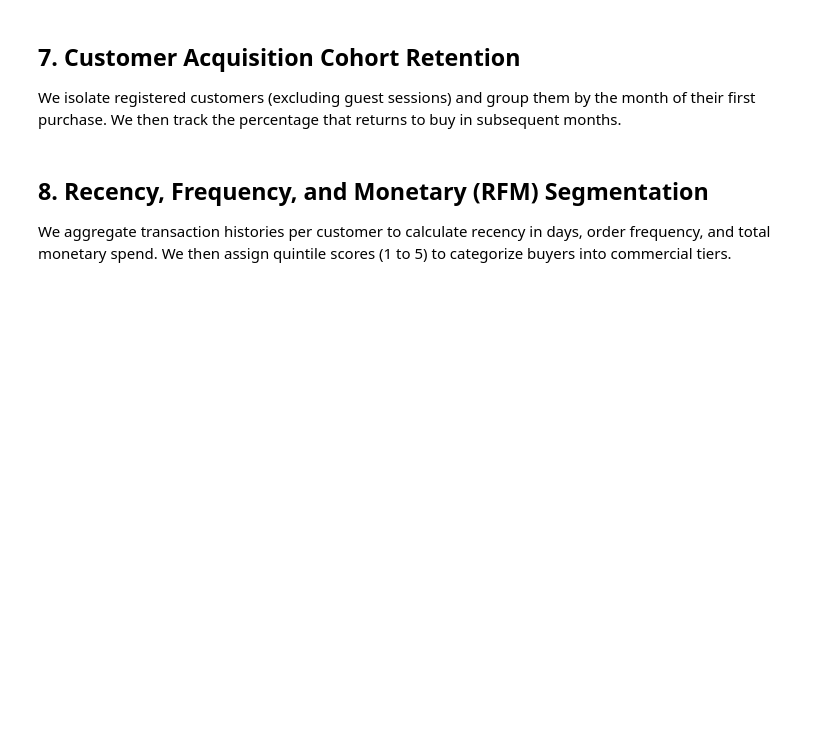
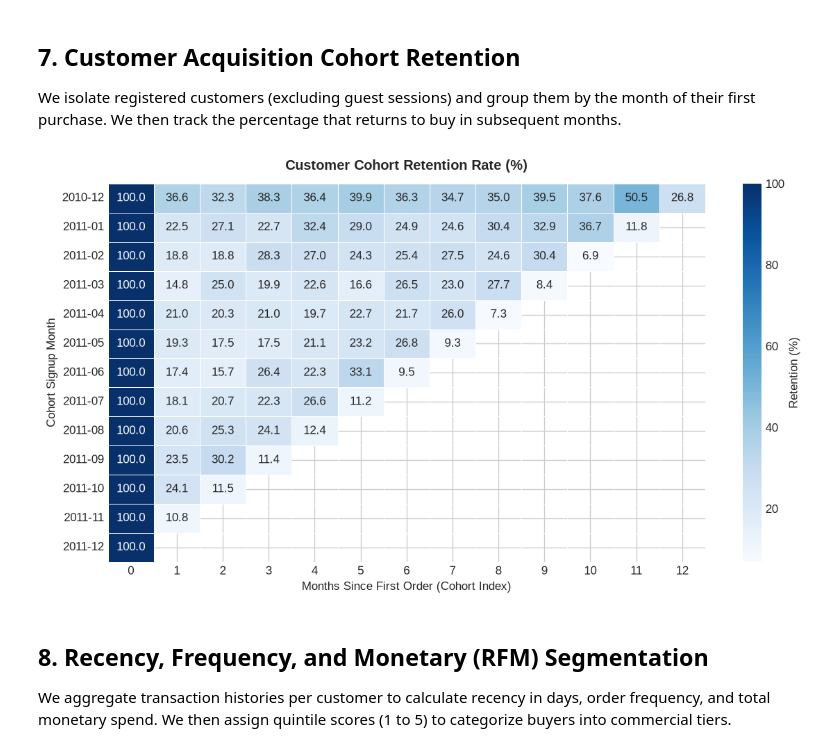
Before and after one commit to haydermuhib/01_ecommerce_product_analytics, a Jupyter notebook: notebooks/01_ecommerce_eda.ipynb, the cells around one changed output. Saved outputs shown, nothing was run; the diff lists cells and outputs as text; code cells hidden in the pictures; blank space fills up the shorter version.

```diff
--- a/notebooks/01_ecommerce_eda.ipynb
+++ b/notebooks/01_ecommerce_eda.ipynb
@@ -212,23 +213,24 @@ We isolate registered customers (excluding guest sessions) and group them by the
 # %%
 df_reg = df_cleaned[df_cleaned['CustomerID'].notnull()].copy()
 df_reg['InvoiceMonth'] = df_reg['InvoiceDate'].dt.to_period('M')
 df_reg['CohortMonth'] = df_reg.groupby('CustomerID')['InvoiceDate'].transform('min').dt.to_period('M')
 
 cohort_data = df_reg.groupby(['CohortMonth', 'InvoiceMonth']).agg(Customers=('CustomerID', 'nunique')).reset_index()
 cohort_data['CohortIndex'] = (cohort_data['InvoiceMonth'] - cohort_data['CohortMonth']).apply(lambda x: x.n)
 
 cohort_pivot = cohort_data.pivot(index='CohortMonth', columns='CohortIndex', values='Customers')
 cohort_sizes = cohort_pivot.iloc[:, 0]
 retention_matrix = cohort_pivot.divide(cohort_sizes, axis=0) * 100
 
-fig, ax = plt.subplots(figsize=(10, 5.5), dpi=150)
-sns.heatmap(retention_matrix, annot=True, fmt=".1f", cmap='YlGnBu', ax=ax, cbar_kws={'label': 'Retention (%)'}, linewidths=0.5)
+fig, ax = plt.subplots(figsize=(10, 5.5), dpi=120)
+sns.heatmap(retention_matrix, annot=True, fmt=".1f", cmap='Blues', ax=ax, cbar_kws={'label': 'Retention (%)'}, linewidths=0.5)
 ax.set_title("Customer Cohort Retention Rate (%)", fontsize=12, fontweight='bold', pad=12)
 ax.set_xlabel("Months Since First Order (Cohort Index)")
 ax.set_ylabel("Cohort Signup Month")
 fig.tight_layout()
 plt.show()
-plt.close(fig)
+# %% [output]
+[figure, added]
 # %% [markdown]
 ## 8. Recency, Frequency, and Monetary (RFM) Segmentation
 We aggregate transaction histories per customer to calculate recency in days, order frequency, and total monetary spend. We then assign quintile scores (1 to 5) to categorize buyers into commercial tiers.
```
Also changed, not shown: parts of 9 cells of this notebook.
